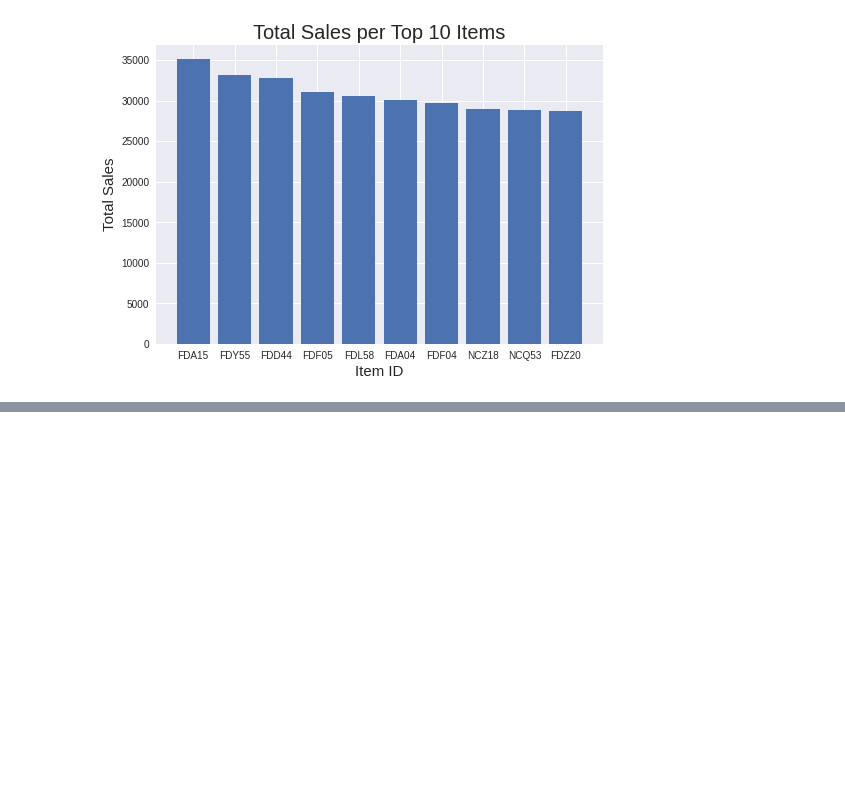
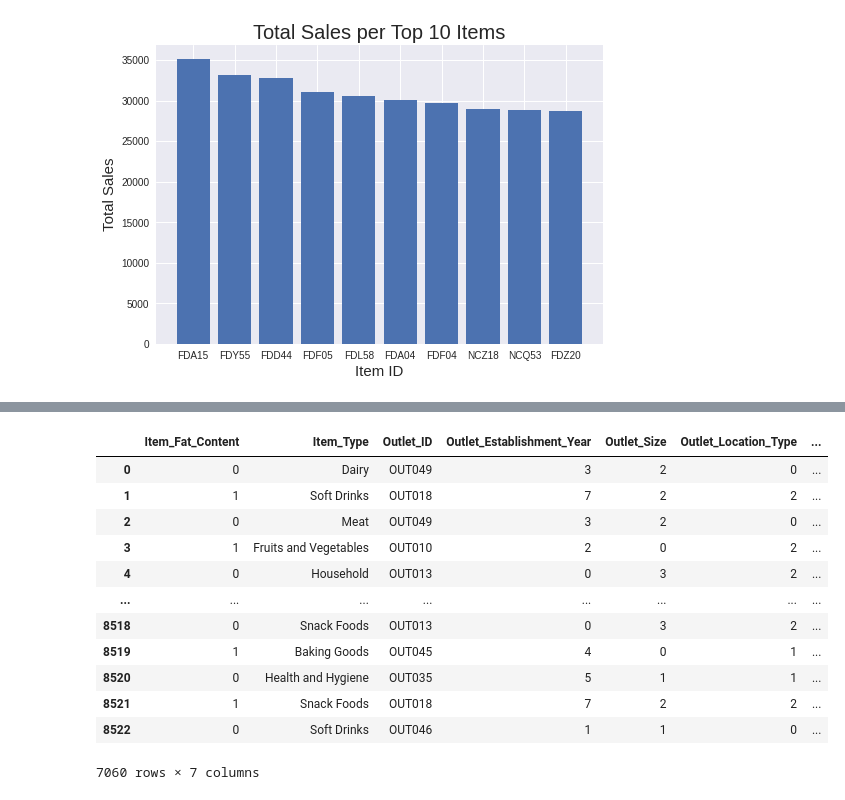
Before and after one commit to Cassandra-Simmons/Food-Sales_Predictions, a Jupyter notebook: Sales_Predict.ipynb, the cells around one changed output, grey strips where cells are left out. Saved outputs shown, nothing was run; the diff lists cells and outputs as text; code cells hidden in the pictures; blank space fills up the shorter version.

```diff
--- a/Sales_Predict.ipynb
+++ b/Sales_Predict.ipynb
@@ -795,0 +896,26 @@ ITSales
+# %%
+#Outlet_Location_Type, Outlet_Size, Year, Fat_Content (And Maybe Outlet_Type) are ordinal data and can therefore we transformed with label encoding.
+encoder = ce.OrdinalEncoder(cols=['Item_Fat_Content','Outlet_Size','Outlet_Location_Type','Outlet_Type','Outlet_Establishment_Year'], return_df=True,mapping=[{'col':'Outlet_Size','mapping':{'Unknown Size':0,'Small':1,'Medium':2,'High':3}},
+                                                                                                                     {'col':'Outlet_Location_Type','mapping':{'Tier 1':0,'Tier 2':1,'Tier 3':2}},
+                                                                                                                    {'col':'Item_Fat_Content','mapping':{'Low Fat':0,'Regular':1}},
+                                                                                                                    {'col':'Outlet_Type','mapping':{'Grocery Store':0,'Supermarket Type1':1,'Supermarket Type2':2}},
+                                                                                                                    {'col':'Outlet_Establishment_Year','mapping':{'1987':0,'1997':1,
+                                                                                                                                                                  '1998':2,'1999':3,'2002':4,
+                                                                                                                                                                  '2004':5,'2007':6,'2009':7}}])
+XTransform1 = encoder.fit_transform(CatX)
+# %%
+XTransform1
+# %% [output]
+|  | Item_Fat_Content | Item_Type | Outlet_ID | Outlet_Establishment_Year | Outlet_Size | Outlet_Location_Type | ... |
+| 0 | 0 | Dairy | OUT049 | 3 | 2 | 0 | ... |
+| 1 | 1 | Soft Drinks | OUT018 | 7 | 2 | 2 | ... |
+| 2 | 0 | Meat | OUT049 | 3 | 2 | 0 | ... |
+| 3 | 1 | Fruits and Vegetables | OUT010 | 2 | 0 | 2 | ... |
+| 4 | 0 | Household | OUT013 | 0 | 3 | 2 | ... |
+| ... | ... | ... | ... | ... | ... | ... | ... |
+| 8518 | 0 | Snack Foods | OUT013 | 0 | 3 | 2 | ... |
+| 8519 | 1 | Baking Goods | OUT045 | 4 | 0 | 1 | ... |
+| 8520 | 0 | Health and Hygiene | OUT035 | 5 | 1 | 1 | ... |
+| 8521 | 1 | Snack Foods | OUT018 | 7 | 2 | 2 | ... |
+| 8522 | 0 | Soft Drinks | OUT046 | 1 | 1 | 0 | ... |
+7060 rows × 7 columns
```
Also changed, not shown: parts of 17 cells of this notebook.
